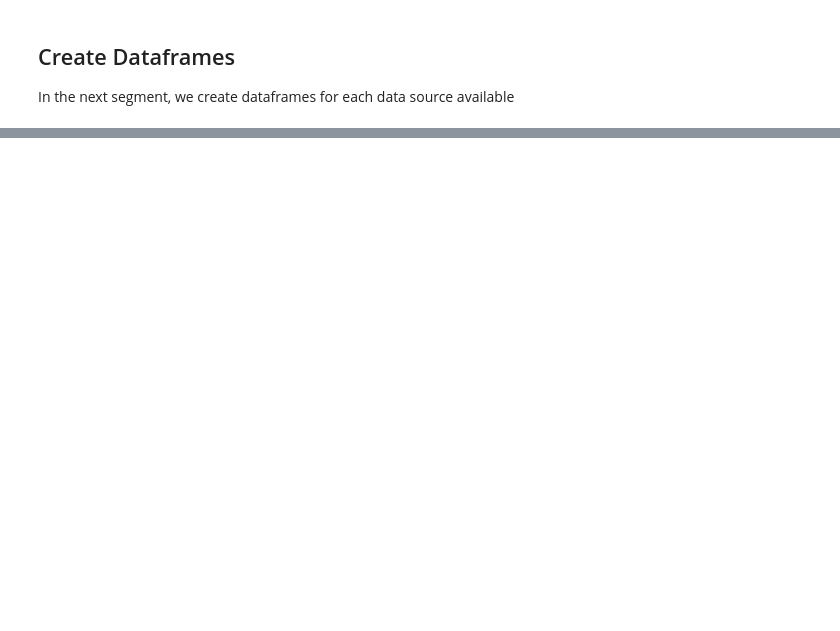
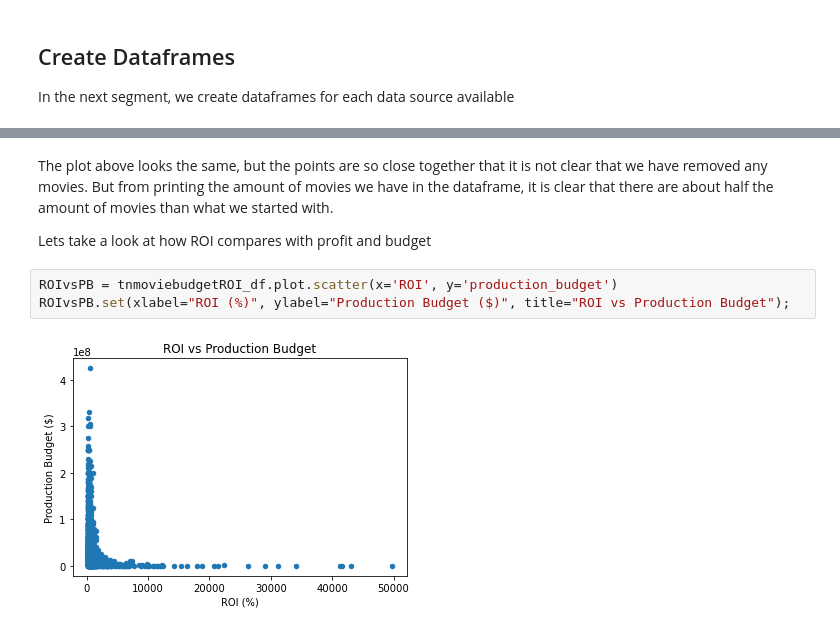
Before and after one commit to tfuger10/Microsoft-Movie-Studio-Analysis, a Jupyter notebook: student.ipynb, the cells around one changed output, grey strips where cells are left out. Drawn from its saved outputs; the diff is of its cells as text; blank space fills up the shorter version.

```diff
--- a/student.ipynb
+++ b/student.ipynb
@@ -126,0 +300,9 @@ tnmoviebudget_df.drop()
+# %% [markdown]
+The plot above looks the same, but the points are so close together that it is not clear that we have removed any movies. But from printing the amount of movies we have in the dataframe, it is clear that there are about half the amount of movies than what we started with.
+
+Lets take a look at how ROI compares with profit and budget
+# %%
+ROIvsPB = tnmoviebudgetROI_df.plot.scatter(x='ROI', y='production_budget')
+ROIvsPB.set(xlabel="ROI (%)", ylabel="Production Budget ($)", title="ROI vs Production Budget");
+# %% [output]
+[figure, added]
```
Also changed, not shown: parts of 80 cells of this notebook, 3 other files.
